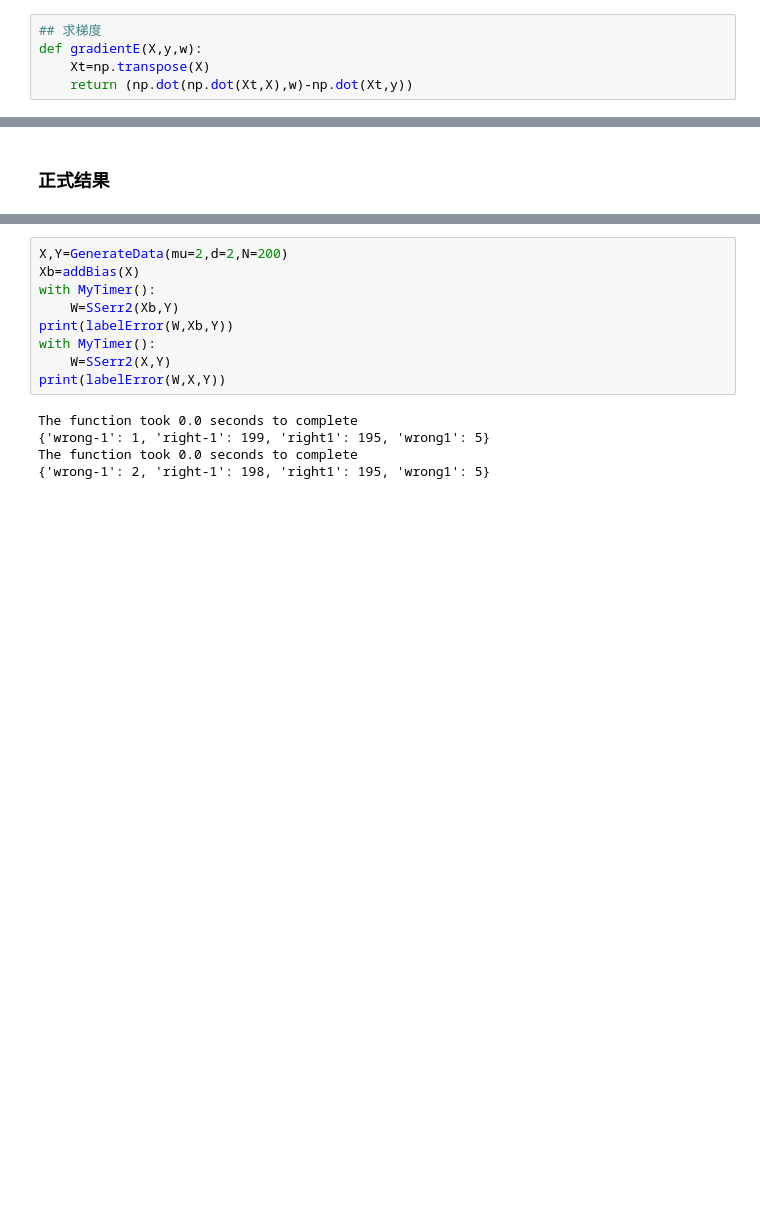
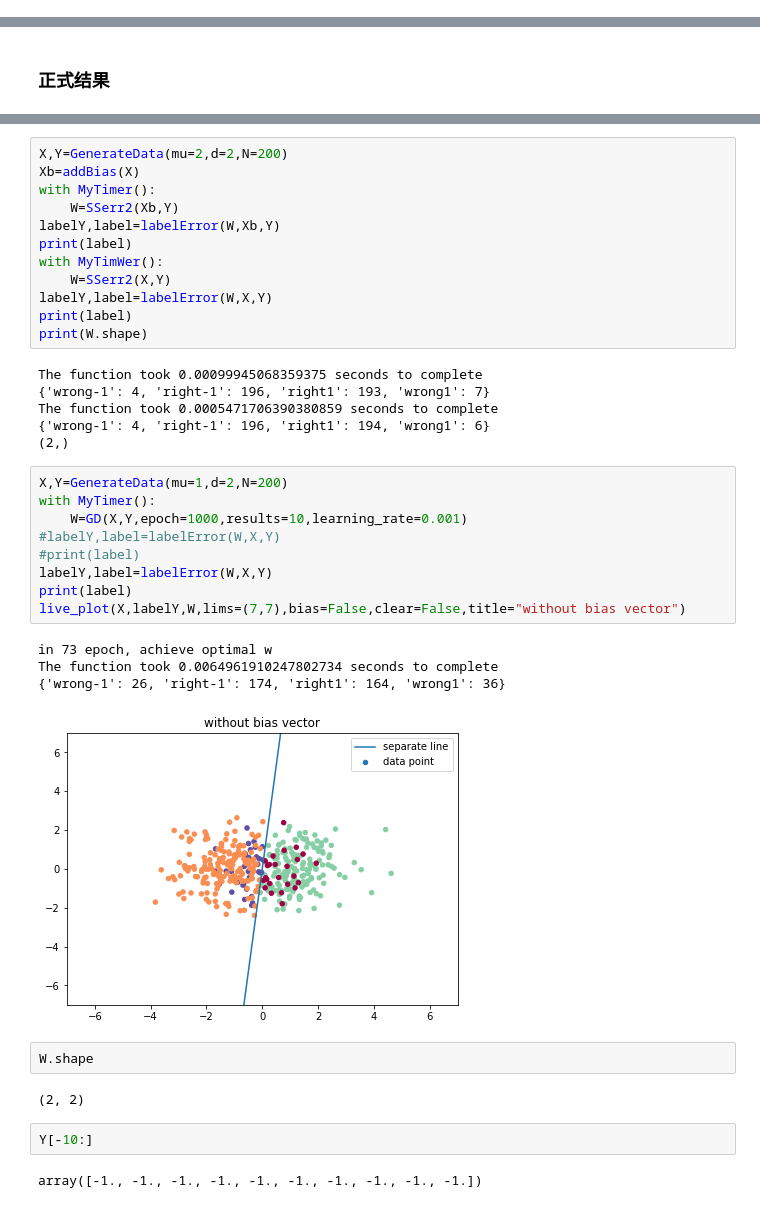
Before and after one commit to easilylazy/pattern-recognition, a Jupyter notebook: linear/linear_regression.ipynb, the cells around one changed output, grey strips where cells are left out. Cells and saved outputs as stored; diff of their text form; blank space fills up the shorter version.

Commit message:
enable gradient drop for generated data

```diff
--- a/linear/linear_regression.ipynb
+++ b/linear/linear_regression.ipynb
@@ -79,9 +79,4 @@ print('SSerr2 method'+str(SSerr2(Xnp,Ynp)))
 # %% [output]
 SSerr method[-2.35783634  2.23300971]
 SSerr2 method[-2.35783634  2.23300971]
-# %%
-## 求梯度
-def gradientE(X,y,w):
-    Xt=np.transpose(X)
-    return (np.dot(np.dot(Xt,X),w)-np.dot(Xt,y))
 # %%
@@ -383,12 +379,38 @@ X,Y=GenerateData(mu=2,d=2,N=200)
 Xb=addBias(X)
 with MyTimer():
     W=SSerr2(Xb,Y)
-print(labelError(W,Xb,Y))
-with MyTimer():
+labelY,label=labelError(W,Xb,Y)
+print(label)
+with MyTimWer():
     W=SSerr2(X,Y)
-print(labelError(W,X,Y))
+labelY,label=labelError(W,X,Y)
+print(label)
+print(W.shape)
 # %% [output]
-The function took 0.0 seconds to complete
-{'wrong-1': 1, 'right-1': 199, 'right1': 195, 'wrong1': 5}
-The function took 0.0 seconds to complete
-{'wrong-1': 2, 'right-1': 198, 'right1': 195, 'wrong1': 5}
+The function took 0.00099945068359375 seconds to complete
+{'wrong-1': 4, 'right-1': 196, 'right1': 193, 'wrong1': 7}
+The function took 0.0005471706390380859 seconds to complete
+{'wrong-1': 4, 'right-1': 196, 'right1': 194, 'wrong1': 6}
+(2,)
+# %%
+X,Y=GenerateData(mu=1,d=2,N=200)
+with MyTimer():
+    W=GD(X,Y,epoch=1000,results=10,learning_rate=0.001)
+#labelY,label=labelError(W,X,Y)
+#print(label)
+labelY,label=labelError(W,X,Y)
+print(label)
+live_plot(X,labelY,W,lims=(7,7),bias=False,clear=False,title="without bias vector")
+# %% [output]
+in 73 epoch, achieve optimal w
+The function took 0.0064961910247802734 seconds to complete
+{'wrong-1': 26, 'right-1': 174, 'right1': 164, 'wrong1': 36}
+[figure, added]
+# %%
+W.shape
+# %% [output]
+(2, 2)
+# %%
+Y[-10:]
+# %% [output]
+array([-1., -1., -1., -1., -1., -1., -1., -1., -1., -1.])
```
Also changed, not shown: parts of 8 cells of this notebook.
